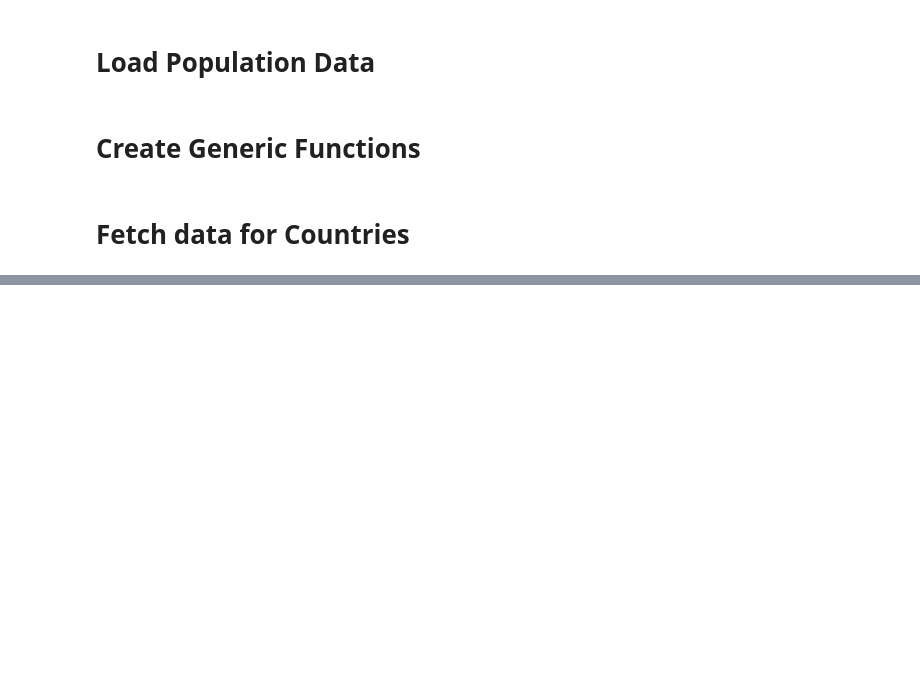
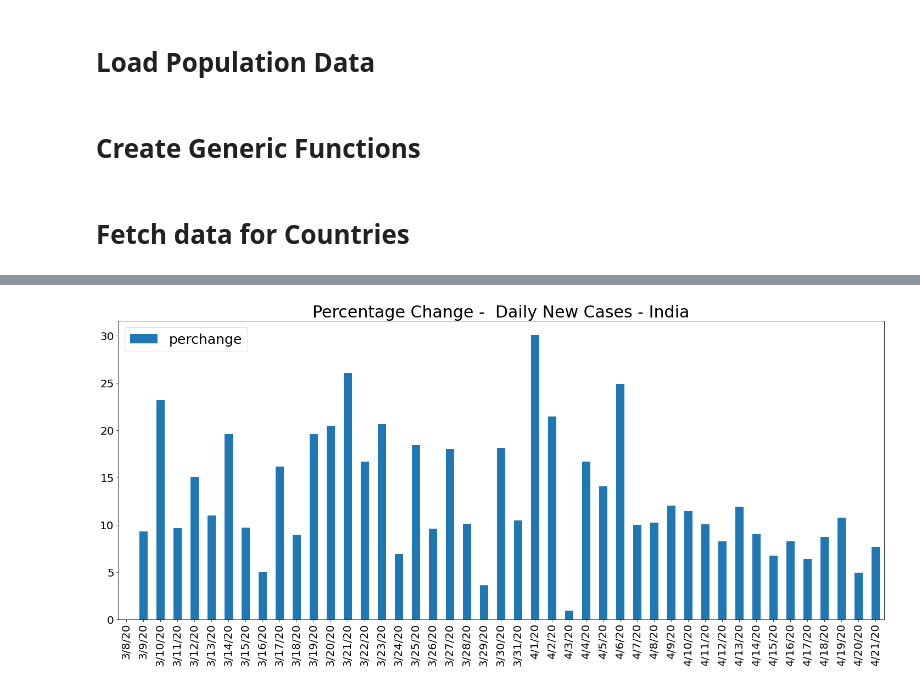
Before and after one commit to coolviki/corona_analysis, a Jupyter notebook: Corona_Analysis.ipynb, the cells around one changed output, grey strips where cells are left out. Cells and saved outputs as stored; diff of their text form; code cells hidden in the pictures; blank space fills up the shorter version.

```diff
--- a/Corona_Analysis.ipynb
+++ b/Corona_Analysis.ipynb
@@ -76,0 +102,4 @@ drawChartForVirus(["Iran","Italy","Germany","Korea, South","India","Singapore","
+# %%
+drawDeltaChartForVirus("India",True,45 )
+# %% [output]
+[figure, added]
```
Also changed, not shown: parts of 11 cells of this notebook.
